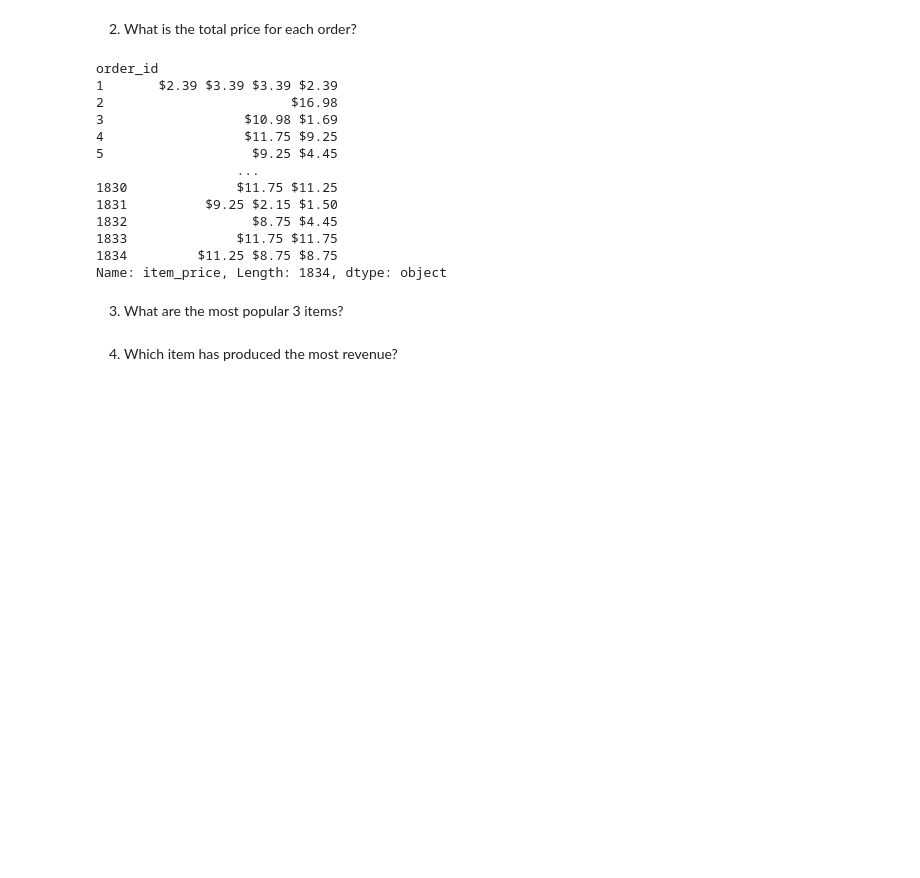
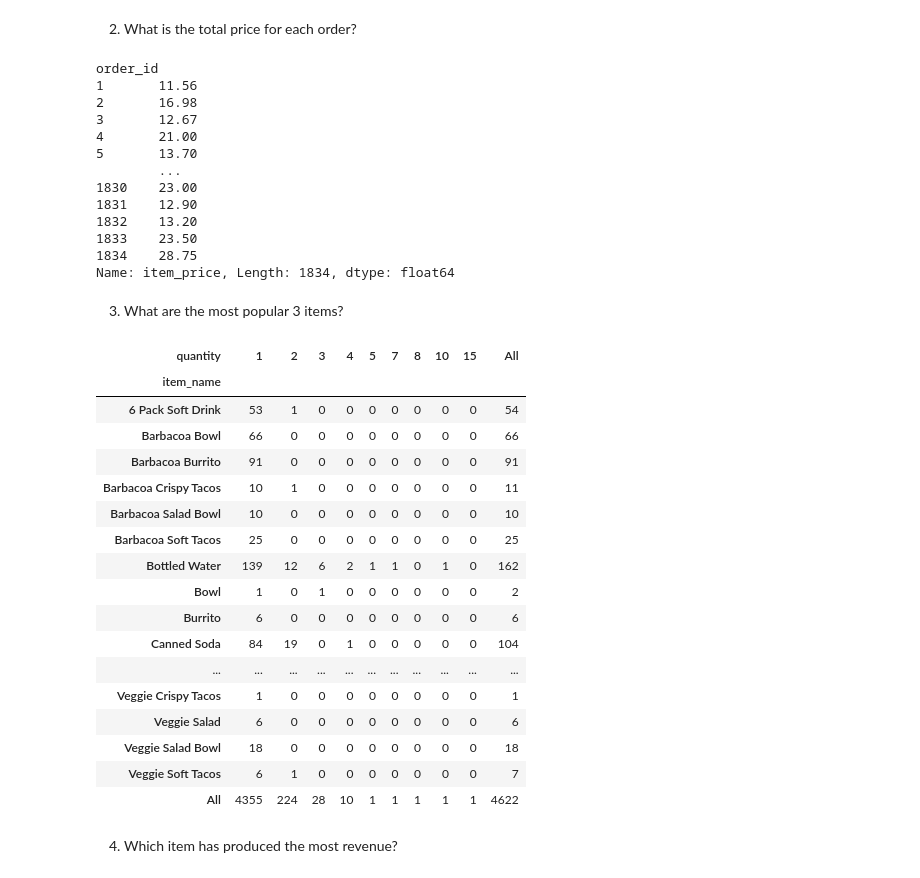
Before and after one commit to jeremiah-toribio/numpy-pandas-visualization-exercises, a Jupyter notebook: advanced_dataframes.ipynb, the cells around one changed output. Saved outputs shown, nothing was run; the diff lists cells and outputs as text; code cells hidden in the pictures; blank space fills up the shorter version.

```diff
--- a/advanced_dataframes.ipynb
+++ b/advanced_dataframes.ipynb
@@ -392,23 +392,49 @@ chipotle
 4622 rows × 6 columns
 # %% [markdown]
 2. What is the total price for each order?
+# %%
+chipotle['item_price'] = chipotle['item_price'].str.replace(',','')
+chipotle['item_price'] = chipotle['item_price'].str.replace('$','')
+chipotle['item_price'] = chipotle['item_price'].astype('float')
 # %%
 chipotle.groupby('order_id')['item_price'].sum()
 # %% [output]
 order_id
-1       $2.39 $3.39 $3.39 $2.39
-2                        $16.98
-3                  $10.98 $1.69
-4                  $11.75 $9.25
-5                   $9.25 $4.45
-                  ...
-1830              $11.75 $11.25
-1831          $9.25 $2.15 $1.50
-1832                $8.75 $4.45
-1833              $11.75 $11.75
-1834         $11.25 $8.75 $8.75
-Name: item_price, Length: 1834, dtype: object
+1       11.56
+2       16.98
+3       12.67
+4       21.00
+5       13.70
+        ...
+1830    23.00
+1831    12.90
+1832    13.20
+1833    23.50
+1834    28.75
+Name: item_price, Length: 1834, dtype: float64
 # %% [markdown]
 3. What are the most popular 3 items?
+# %%
+pd.crosstab(chipotle.item_name,chipotle.quantity,margins=True)
+#726 Chicken bowls, 553 Chicken burritos, 479 Chips and guac
+# %% [output]
+| quantity | 1 | 2 | 3 | 4 | 5 | 7 | 8 | 10 | 15 | All |
+| item_name |  |  |  |  |  |  |  |  |  |  |
+| 6 Pack Soft Drink | 53 | 1 | 0 | 0 | 0 | 0 | 0 | 0 | 0 | 54 |
+| Barbacoa Bowl | 66 | 0 | 0 | 0 | 0 | 0 | 0 | 0 | 0 | 66 |
+| Barbacoa Burrito | 91 | 0 | 0 | 0 | 0 | 0 | 0 | 0 | 0 | 91 |
+| Barbacoa Crispy Tacos | 10 | 1 | 0 | 0 | 0 | 0 | 0 | 0 | 0 | 11 |
+| Barbacoa Salad Bowl | 10 | 0 | 0 | 0 | 0 | 0 | 0 | 0 | 0 | 10 |
+| Barbacoa Soft Tacos | 25 | 0 | 0 | 0 | 0 | 0 | 0 | 0 | 0 | 25 |
+| Bottled Water | 139 | 12 | 6 | 2 | 1 | 1 | 0 | 1 | 0 | 162 |
+| Bowl | 1 | 0 | 1 | 0 | 0 | 0 | 0 | 0 | 0 | 2 |
+| Burrito | 6 | 0 | 0 | 0 | 0 | 0 | 0 | 0 | 0 | 6 |
+| Canned Soda | 84 | 19 | 0 | 1 | 0 | 0 | 0 | 0 | 0 | 104 |
+| ... | ... | ... | ... | ... | ... | ... | ... | ... | ... | ... |
+| Veggie Crispy Tacos | 1 | 0 | 0 | 0 | 0 | 0 | 0 | 0 | 0 | 1 |
+| Veggie Salad | 6 | 0 | 0 | 0 | 0 | 0 | 0 | 0 | 0 | 6 |
+| Veggie Salad Bowl | 18 | 0 | 0 | 0 | 0 | 0 | 0 | 0 | 0 | 18 |
+| Veggie Soft Tacos | 6 | 1 | 0 | 0 | 0 | 0 | 0 | 0 | 0 | 7 |
+| All | 4355 | 224 | 28 | 10 | 1 | 1 | 1 | 1 | 1 | 4622 |
 # %% [markdown]
 4. Which item has produced the most revenue?
```
Also changed, not shown: parts of 9 cells of this notebook, 3 other files.
